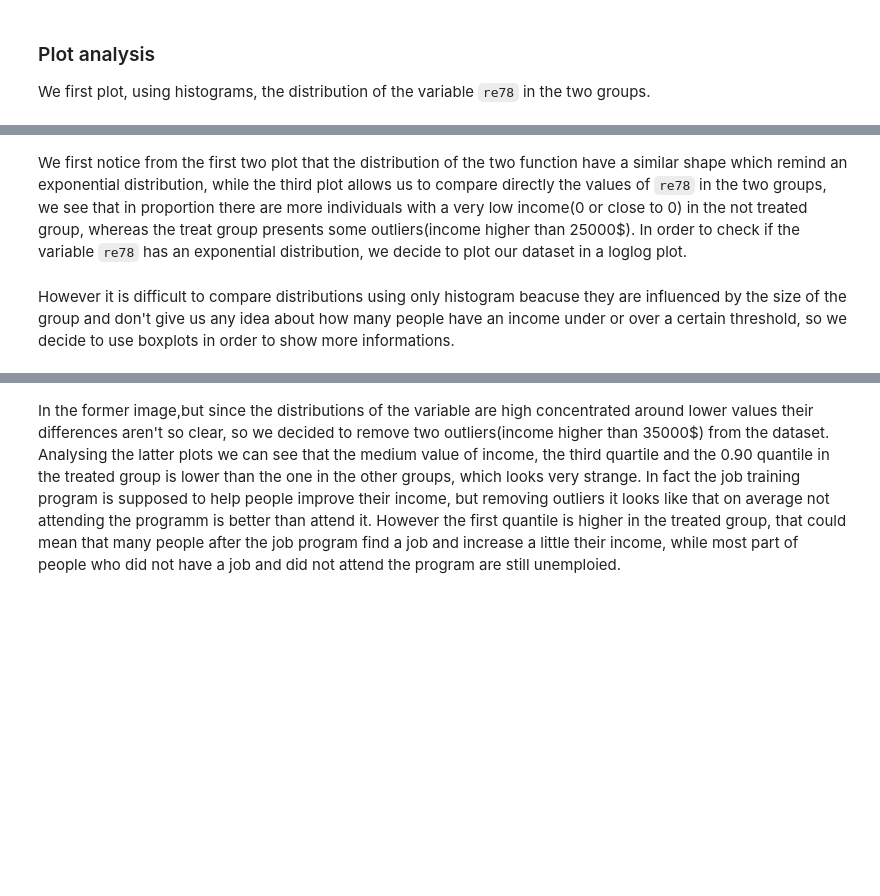
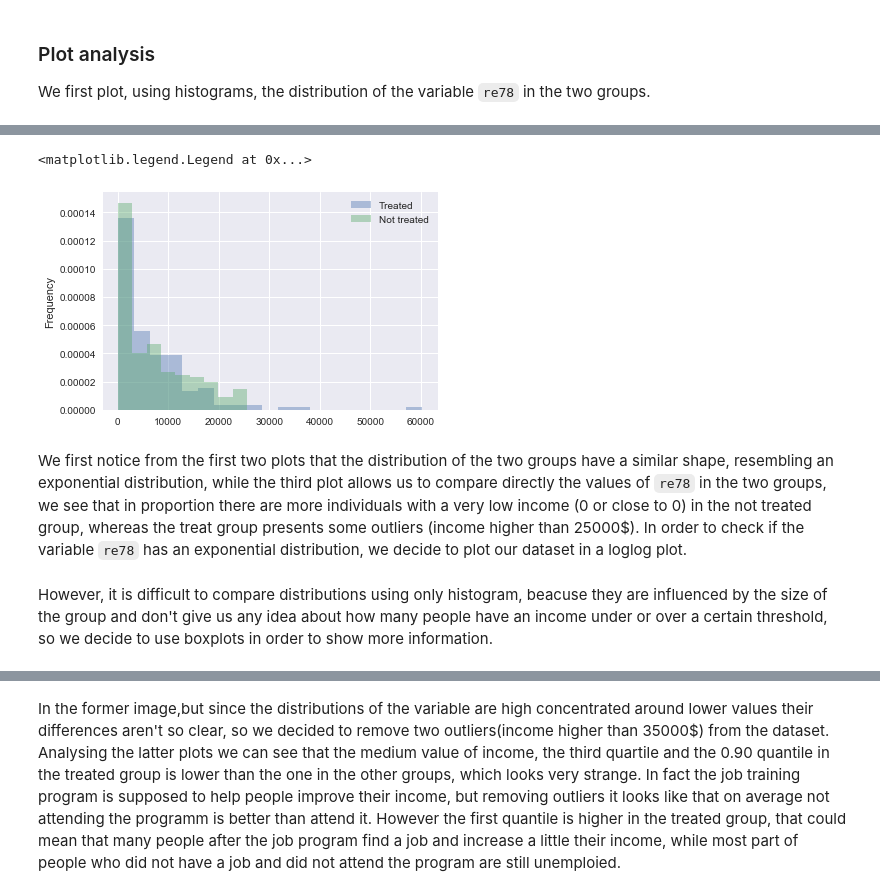
Before and after one commit to zenhaeus/cs-401, a Jupyter notebook: 04 - Applied ML/Homework-04.ipynb, the cells around one changed output, grey strips where cells are left out. Saved outputs shown, nothing was run; the diff lists cells and outputs as text; code cells hidden in the pictures; blank space fills up the shorter version.

```diff
--- a/04 - Applied ML/Homework-04.ipynb
+++ b/04 - Applied ML/Homework-04.ipynb
@@ -97,7 +100,15 @@ notreat_re78.plot.hist(ax=axes[2], normed=1)
+# %%
+sns.distplot(norm_hist=True, kde=False, a=treat_re78, label='Treated')
+sns.distplot(norm_hist=True, kde=False, a=notreat_re78, label='Not treated')
+plt.ylabel('Frequency')
+plt.legend()
+# %% [output]
+<matplotlib.legend.Legend at 0x...>
+[figure, added]
 # %% [markdown]
-We first notice from the first two plot that the distribution of the two function have a similar shape which remind an exponential distribution, while the third plot allows us to compare directly the values of `re78` in the two groups, we see that in proportion there are more individuals with a very low income(0 or close to 0) in the not treated group, whereas the treat group presents some outliers(income higher than 25000$). In order to check if the variable `re78` has an exponential distribution, we decide to plot our dataset in a loglog plot.
+We first notice from the first two plots that the distribution of the two groups have a similar shape, resembling an exponential distribution, while the third plot allows us to compare directly the values of `re78` in the two groups, we see that in proportion there are more individuals with a very low income (0 or close to 0) in the not treated group, whereas the treat group presents some outliers (income higher than 25000$). In order to check if the variable `re78` has an exponential distribution, we decide to plot our dataset in a loglog plot.
 # %% [markdown]
-However it is difficult to compare distributions using only histogram beacuse they are influenced by the size of the group and don't give us any idea about how many people have an income under or over a certain threshold, so we decide to use boxplots in order to show more informations.
+However, it is difficult to compare distributions using only histogram, beacuse they are influenced by the size of the group and don't give us any idea about how many people have an income under or over a certain threshold, so we decide to use boxplots in order to show more information.
 # %%
 fig, axs = plt.subplots(1, 2, figsize=(14,6))
 sns.boxplot(x=df.treat,y=df.re78, ax=axs[0])
```
Also changed, not shown: parts of 3 cells of this notebook.
